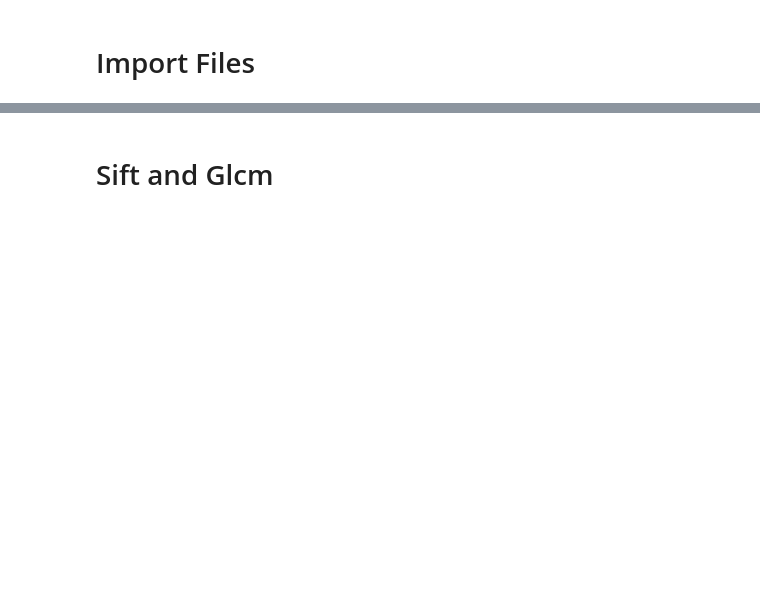
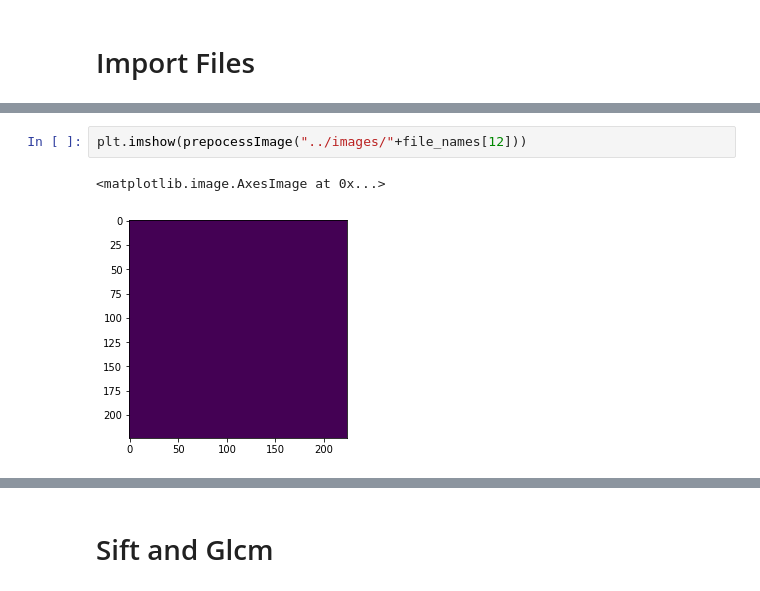
Before and after one commit to girivaswani/BE_Project, a Jupyter notebook: Final model phase1/model1.ipynb, the cells around one changed output, grey strips where cells are left out. Drawn from its saved outputs; the diff is of its cells as text; blank space fills up the shorter version.

```diff
--- a/Final model phase1/model1.ipynb
+++ b/Final model phase1/model1.ipynb
@@ -101,0 +121,5 @@ array([[[ 55,  67, 125],
+# %%
+plt.imshow(prepocessImage("../images/"+file_names[12]))
+# %% [output]
+<matplotlib.image.AxesImage at 0x...>
+[figure, added]
```
Also changed, not shown: parts of 24 cells of this notebook, 16 other files.
